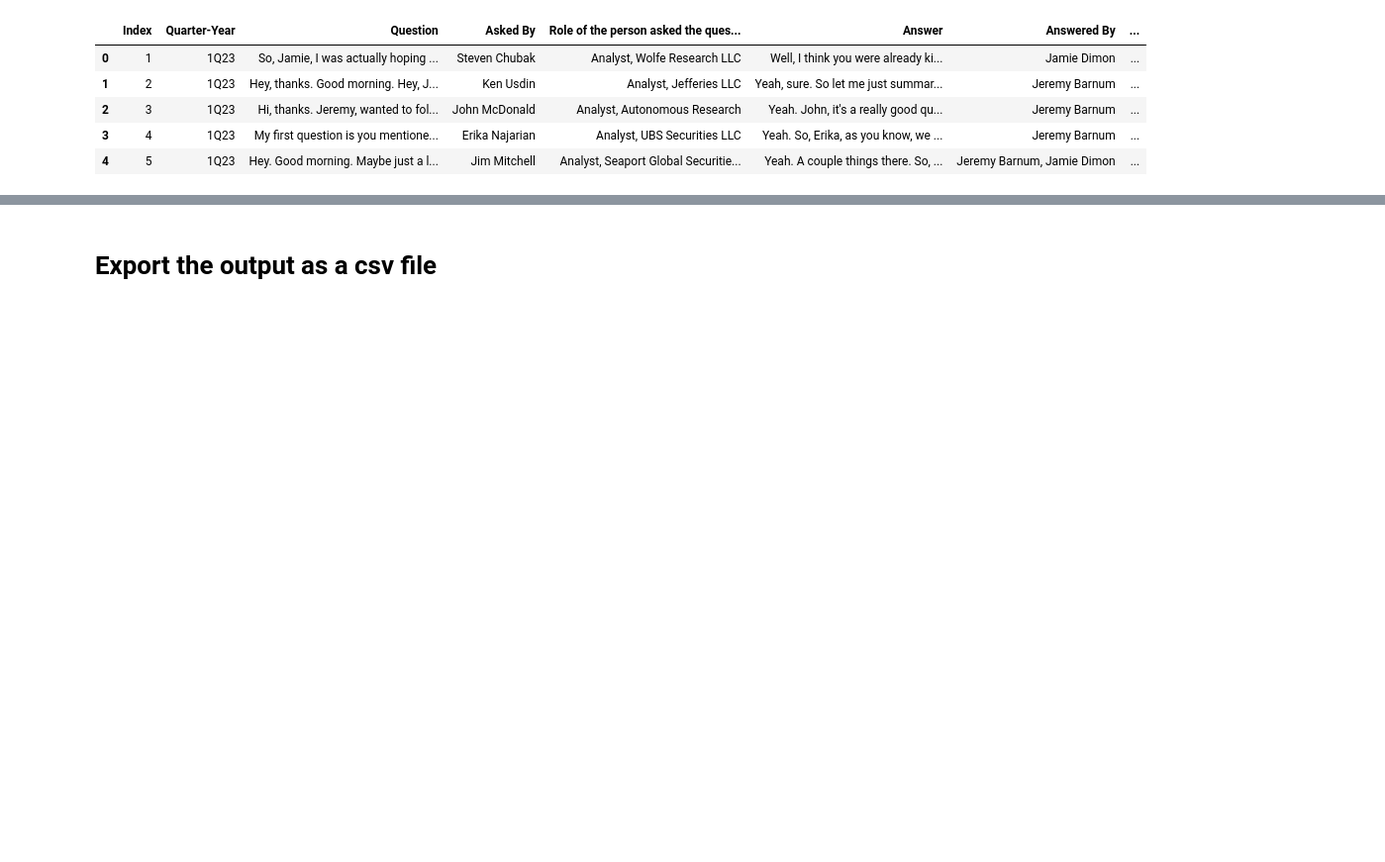
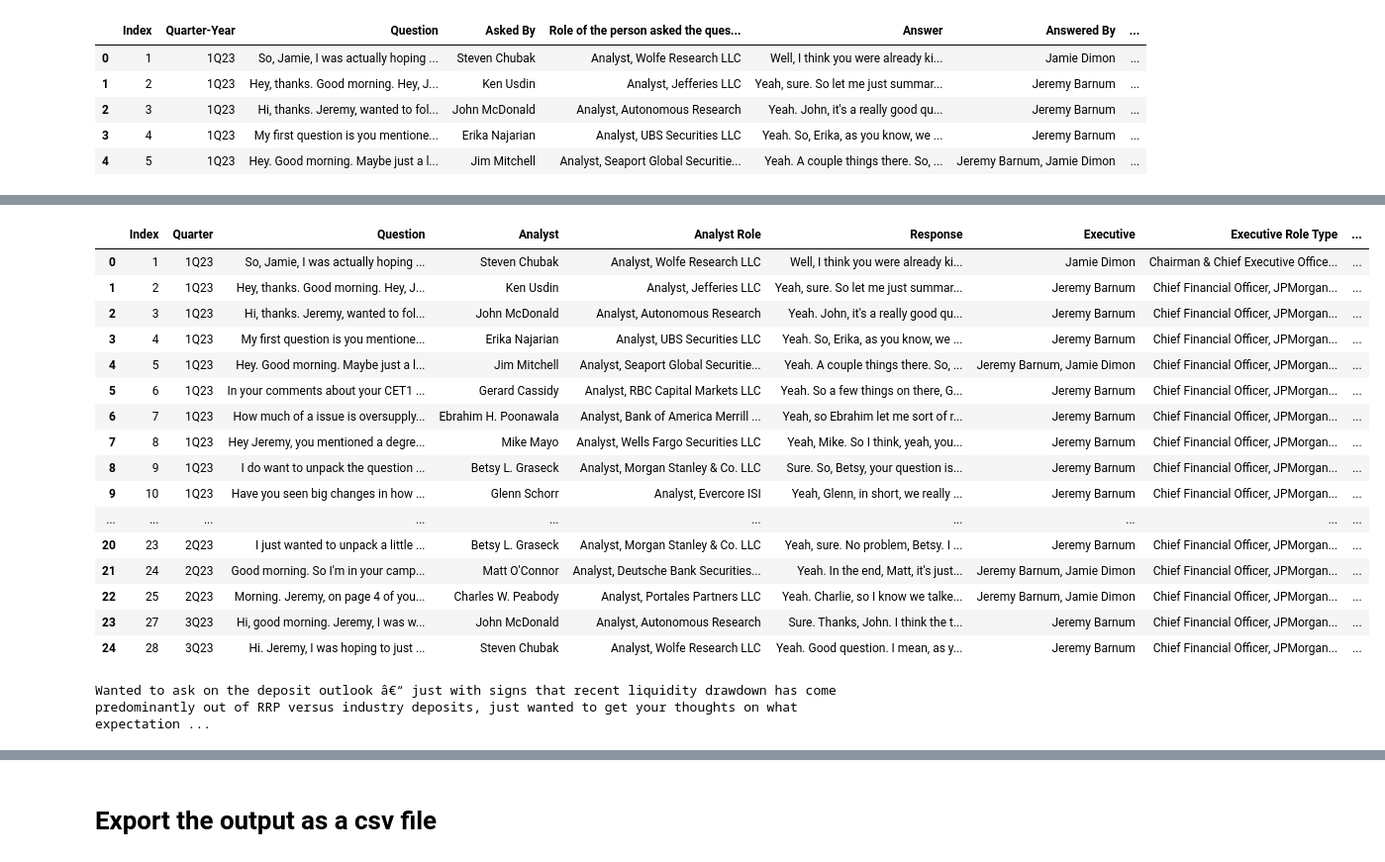
Before and after one commit to sheldonkemper/bank_of_england, a Jupyter notebook: notebooks/processed/ct_preprocessing_jpmorgan_gp4.ipynb, the cells around one changed output, grey strips where cells are left out. Shown: that part at 99% size. Drawn from its saved outputs; the diff is of its cells as text; code cells hidden in the pictures; blank space fills up the shorter version.

Commit message:
removed short sentence and renamed the columns

```diff
--- a/notebooks/processed/ct_preprocessing_jpmorgan_gp4.ipynb
+++ b/notebooks/processed/ct_preprocessing_jpmorgan_gp4.ipynb
@@ -205,0 +200,3 @@ qa_data.head()
+# %%
+qa_data = qa_data.loc[qa_data["count"]>5]
+qa_data.head()
@@ -217,3 +220,0 @@ qa_data.head()
-# %%
-# Apply the function to the DataFrame
-qa_data['speaker'] = qa_data['speaker'].apply(extract_name)
@@ -227,0 +221,4 @@ See the caveats in the documentation: https://pandas.pydata.org/pandas-docs/stab
+# %%
+qa_data = qa_data.drop(columns=["question_tokenised_data", "answer_tokenised_data", "count"])
+# %%
+qa_data.rename(columns={"Quarter-Year":"Quarter", "Asked By":"Analyst", "Role of the person asked the question":"Analyst Role","Answer":"Response", "Answered By": "Executive", "Role of the person answered the question":"Executive Role Type" }, inplace=True)
@@ -227,0 +240,24 @@ See the caveats in the documentation: https://pandas.pydata.org/pandas-docs/stab
+# %%
+qa_data.head(25)
+# %% [output]
+|  | Index | Quarter | Question | Analyst | Analyst Role | Response | Executive | Executive Role Type | ... |
+| 0 | 1 | 1Q23 | So, Jamie, I was actually hoping ... | Steven Chubak | Analyst, Wolfe Research LLC | Well, I think you were already ki... | Jamie Dimon | Chairman & Chief Executive Office... | ... |
+| 1 | 2 | 1Q23 | Hey, thanks. Good morning. Hey, J... | Ken Usdin | Analyst, Jefferies LLC | Yeah, sure. So let me just summar... | Jeremy Barnum | Chief Financial Officer, JPMorgan... | ... |
+| 2 | 3 | 1Q23 | Hi, thanks. Jeremy, wanted to fol... | John McDonald | Analyst, Autonomous Research | Yeah. John, it's a really good qu... | Jeremy Barnum | Chief Financial Officer, JPMorgan... | ... |
+| 3 | 4 | 1Q23 | My first question is you mentione... | Erika Najarian | Analyst, UBS Securities LLC | Yeah. So, Erika, as you know, we ... | Jeremy Barnum | Chief Financial Officer, JPMorgan... | ... |
+| 4 | 5 | 1Q23 | Hey. Good morning. Maybe just a l... | Jim Mitchell | Analyst, Seaport Global Securitie... | Yeah. A couple things there. So, ... | Jeremy Barnum, Jamie Dimon | Chief Financial Officer, JPMorgan... | ... |
+| 5 | 6 | 1Q23 | In your comments about your CET1 ... | Gerard Cassidy | Analyst, RBC Capital Markets LLC | Yeah. So a few things on there, G... | Jeremy Barnum | Chief Financial Officer, JPMorgan... | ... |
+| 6 | 7 | 1Q23 | How much of a issue is oversupply... | Ebrahim H. Poonawala | Analyst, Bank of America Merrill ... | Yeah, so Ebrahim let me sort of r... | Jeremy Barnum | Chief Financial Officer, JPMorgan... | ... |
+| 7 | 8 | 1Q23 | Hey Jeremy, you mentioned a degre... | Mike Mayo | Analyst, Wells Fargo Securities LLC | Yeah, Mike. So I think, yeah, you... | Jeremy Barnum | Chief Financial Officer, JPMorgan... | ... |
+| 8 | 9 | 1Q23 | I do want to unpack the question ... | Betsy L. Graseck | Analyst, Morgan Stanley & Co. LLC | Sure. So, Betsy, your question is... | Jeremy Barnum | Chief Financial Officer, JPMorgan... | ... |
+| 9 | 10 | 1Q23 | Have you seen big changes in how ... | Glenn Schorr | Analyst, Evercore ISI | Yeah, Glenn, in short, we really ... | Jeremy Barnum | Chief Financial Officer, JPMorgan... | ... |
+| ... | ... | ... | ... | ... | ... | ... | ... | ... | ... |
+| 20 | 23 | 2Q23 | I just wanted to unpack a little ... | Betsy L. Graseck | Analyst, Morgan Stanley & Co. LLC | Yeah, sure. No problem, Betsy. I ... | Jeremy Barnum | Chief Financial Officer, JPMorgan... | ... |
+| 21 | 24 | 2Q23 | Good morning. So I'm in your camp... | Matt O'Connor | Analyst, Deutsche Bank Securities... | Yeah. In the end, Matt, it's just... | Jeremy Barnum, Jamie Dimon | Chief Financial Officer, JPMorgan... | ... |
+| 22 | 25 | 2Q23 | Morning. Jeremy, on page 4 of you... | Charles W. Peabody | Analyst, Portales Partners LLC | Yeah. Charlie, so I know we talke... | Jeremy Barnum, Jamie Dimon | Chief Financial Officer, JPMorgan... | ... |
+| 23 | 27 | 3Q23 | Hi, good morning. Jeremy, I was w... | John McDonald | Analyst, Autonomous Research | Sure. Thanks, John. I think the t... | Jeremy Barnum | Chief Financial Officer, JPMorgan... | ... |
+| 24 | 28 | 3Q23 | Hi. Jeremy, I was hoping to just ... | Steven Chubak | Analyst, Wolfe Research LLC | Yeah. Good question. I mean, as y... | Jeremy Barnum | Chief Financial Officer, JPMorgan... | ... |
+# %%
+print(qa_data["Question"][18])
+# %% [output]
+Wanted to ask on the deposit outlook â€“ just with signs that recent liquidity drawdown has come predominantly out of RRP versus industry deposits, just wanted to get your thoughts on what expectation ...
```
Also changed, not shown: parts of 22 cells of this notebook.
